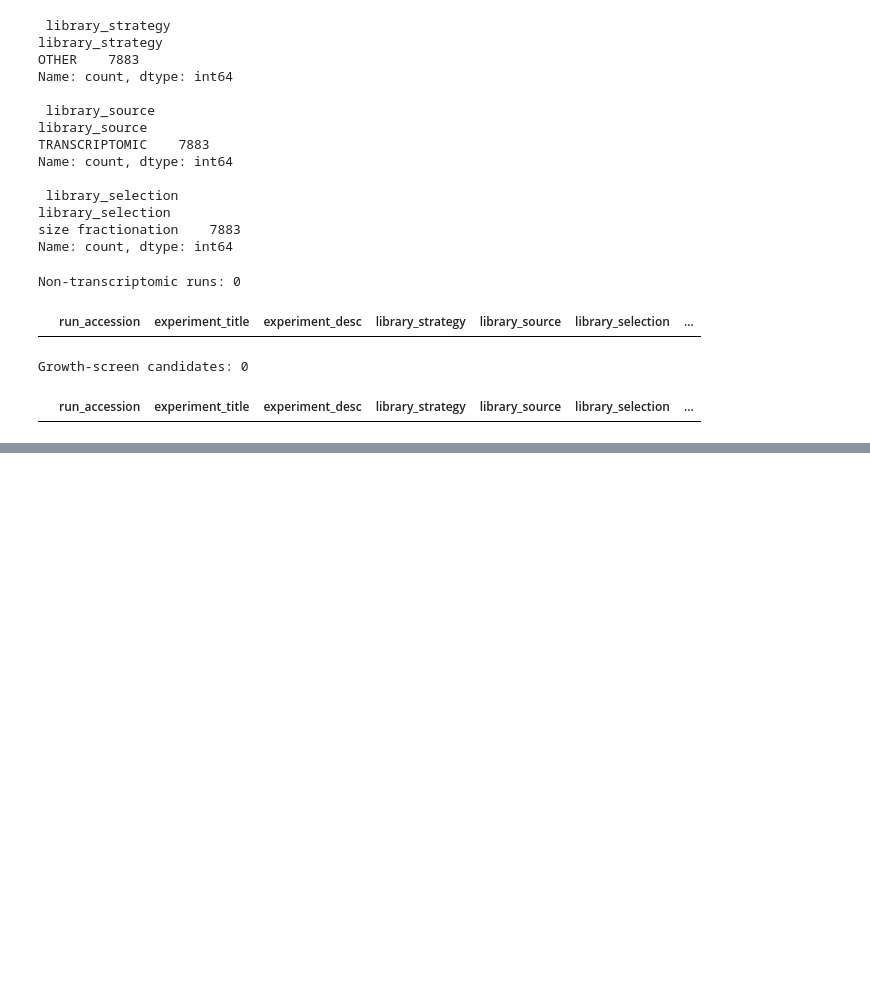
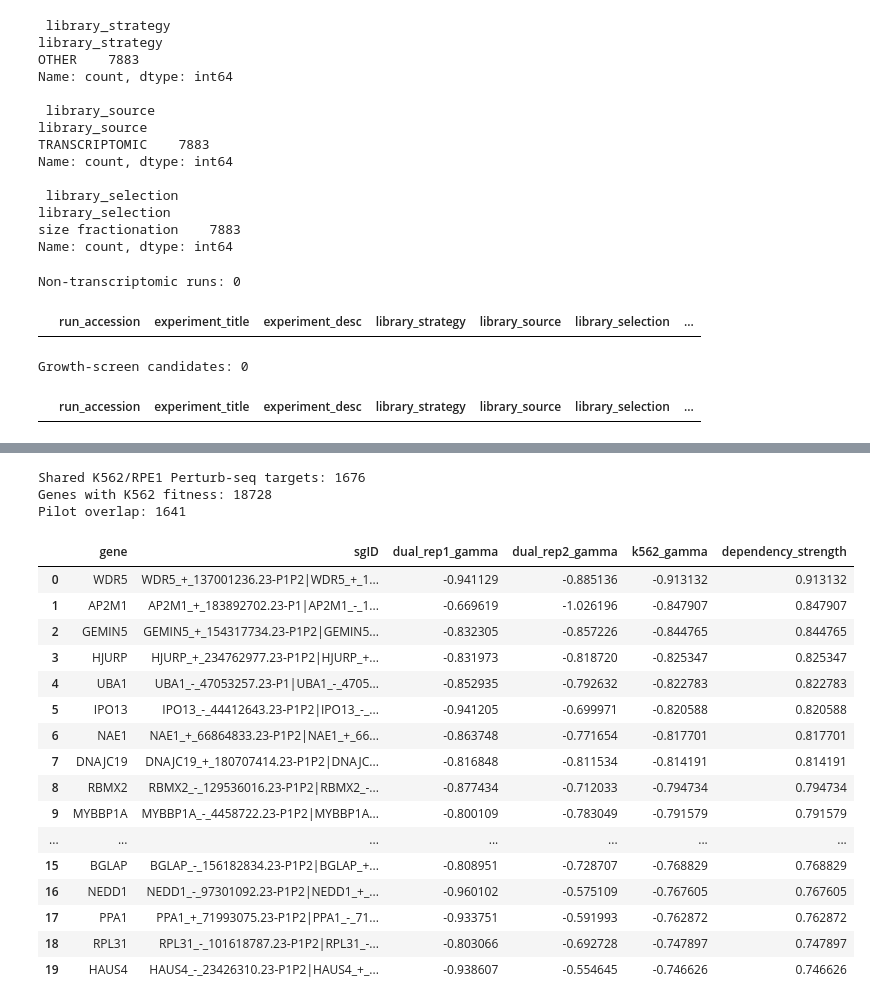
Before and after one commit to marwanjs-dev/perturbselect, a Jupyter notebook: notebooks/02_fitness_audit.ipynb, the cells around one changed output, grey strips where cells are left out. Drawn from its saved outputs; the diff is of its cells as text; code cells hidden in the pictures; blank space fills up the shorter version.

```diff
--- a/notebooks/02_fitness_audit.ipynb
+++ b/notebooks/02_fitness_audit.ipynb
@@ -258,0 +487,66 @@ Growth-screen candidates: 0
+# %%
+shared = pd.read_csv(
+    "../results/phase0/shared_perturbations.csv"
+)
+
+shared_perts = set(
+    shared["perturbation"].astype(str)
+)
+
+fitness_genes = set(
+    k562_fitness["gene"]
+    .dropna()
+    .astype(str)
+)
+
+k562_overlap = sorted(
+    shared_perts & fitness_genes
+)
+
+print("Shared K562/RPE1 Perturb-seq targets:", len(shared_perts))
+print("Genes with K562 fitness:", len(fitness_genes))
+print("Pilot overlap:", len(k562_overlap))
+# %% [output]
+Shared K562/RPE1 Perturb-seq targets: 1676
+Genes with K562 fitness: 18728
+Pilot overlap: 1641
+# %%
+k562_pilot_fitness = (
+    k562_fitness[
+        k562_fitness["gene"].isin(k562_overlap)
+    ]
+    .copy()
+)
+
+k562_pilot_fitness["dependency_strength"] = (
+    -k562_pilot_fitness["k562_gamma"]
+)
+
+k562_pilot_fitness = (
+    k562_pilot_fitness
+    .sort_values(
+        "dependency_strength",
+        ascending=False
+    )
+    .reset_index(drop=True)
+)
+
+display(k562_pilot_fitness.head(20))
+# %% [output]
+|  | gene | sgID | dual_rep1_gamma | dual_rep2_gamma | k562_gamma | dependency_strength |
+| 0 | WDR5 | WDR5_+_137001236.23-P1P2|WDR5_+_1... | -0.941129 | -0.885136 | -0.913132 | 0.913132 |
+| 1 | AP2M1 | AP2M1_+_183892702.23-P1|AP2M1_-_1... | -0.669619 | -1.026196 | -0.847907 | 0.847907 |
+| 2 | GEMIN5 | GEMIN5_+_154317734.23-P1P2|GEMIN5... | -0.832305 | -0.857226 | -0.844765 | 0.844765 |
+| 3 | HJURP | HJURP_+_234762977.23-P1P2|HJURP_+... | -0.831973 | -0.818720 | -0.825347 | 0.825347 |
+| 4 | UBA1 | UBA1_-_47053257.23-P1|UBA1_-_4705... | -0.852935 | -0.792632 | -0.822783 | 0.822783 |
+| 5 | IPO13 | IPO13_-_44412643.23-P1P2|IPO13_-_... | -0.941205 | -0.699971 | -0.820588 | 0.820588 |
+| 6 | NAE1 | NAE1_+_66864833.23-P1P2|NAE1_+_66... | -0.863748 | -0.771654 | -0.817701 | 0.817701 |
+| 7 | DNAJC19 | DNAJC19_+_180707414.23-P1P2|DNAJC... | -0.816848 | -0.811534 | -0.814191 | 0.814191 |
+| 8 | RBMX2 | RBMX2_-_129536016.23-P1P2|RBMX2_-... | -0.877434 | -0.712033 | -0.794734 | 0.794734 |
+| 9 | MYBBP1A | MYBBP1A_-_4458722.23-P1P2|MYBBP1A... | -0.800109 | -0.783049 | -0.791579 | 0.791579 |
+| ... | ... | ... | ... | ... | ... | ... |
+| 15 | BGLAP | BGLAP_-_156182834.23-P1P2|BGLAP_+... | -0.808951 | -0.728707 | -0.768829 | 0.768829 |
+| 16 | NEDD1 | NEDD1_-_97301092.23-P1P2|NEDD1_+_... | -0.960102 | -0.575109 | -0.767605 | 0.767605 |
+| 17 | PPA1 | PPA1_+_71993075.23-P1P2|PPA1_-_71... | -0.933751 | -0.591993 | -0.762872 | 0.762872 |
+| 18 | RPL31 | RPL31_-_101618787.23-P1P2|RPL31_-... | -0.803066 | -0.692728 | -0.747897 | 0.747897 |
+| 19 | HAUS4 | HAUS4_-_23426310.23-P1P2|HAUS4_+_... | -0.938607 | -0.554645 | -0.746626 | 0.746626 |
```
Also changed, not shown: parts of 22 cells of this notebook, 1 other file.
